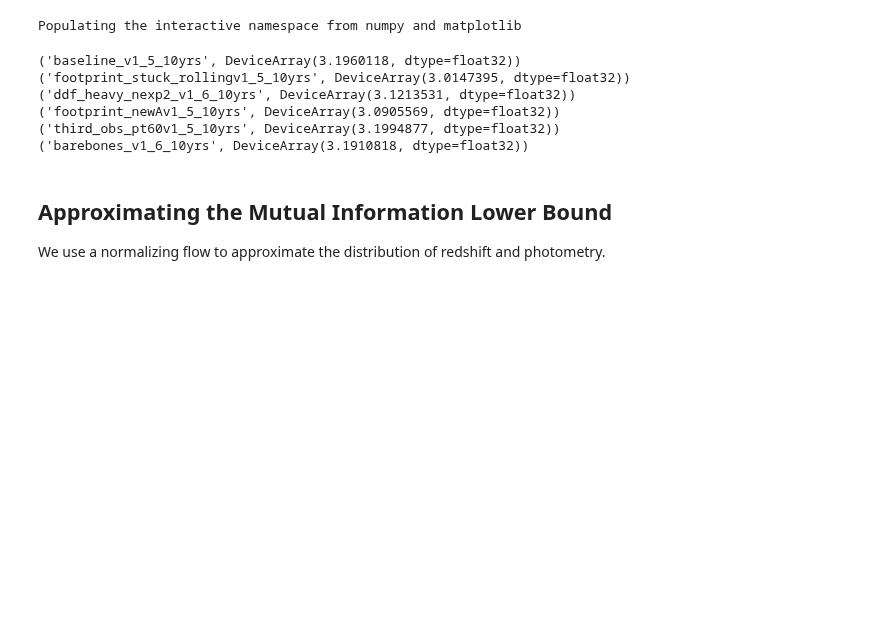
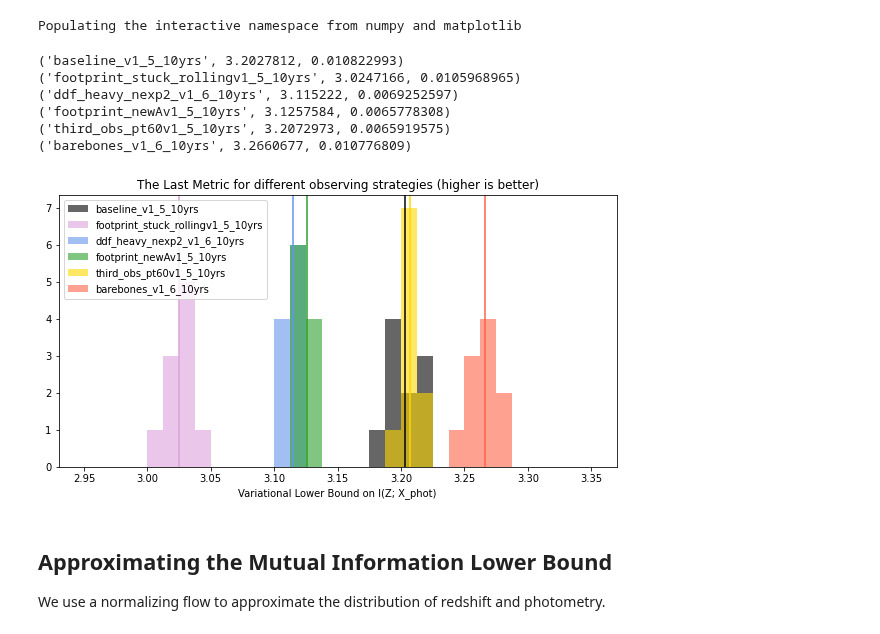
Before and after one commit to bscot/TheLastMetric, a Jupyter notebook: FigureTLMvsRedshift.ipynb, the cells around one changed output. Cells and saved outputs as stored; diff of their text form; code cells hidden in the pictures; blank space fills up the shorter version.

```diff
--- a/FigureTLMvsRedshift.ipynb
+++ b/FigureTLMvsRedshift.ipynb
@@ -22,22 +36,33 @@ z_cats, phot_cats, available_os, os_names, os_colors = load_data()
 # Loading pre-trained flows
 flows = {}
 for os in available_os:
-  flows[os] = Flow(file=f"trained_flows/flow_for_run_{os}.pkl")
+  flows[os] = [Flow(file=f"trained_flows/flow_for_run_{os}_%d.pkl"%(i+1) ) for i in range(10)]
 # %%
 # Computing metric for each observing strategy
 all_tlm = {}
 for which_os in available_os:
-  all_tlm[which_os] = compute_last_metric(flows[which_os],
+  all_tlm[which_os] = np.stack([ (compute_last_metric(f,
                                           phot_cats[which_os],
-                                          z_cats[which_os], entropy_nbins=60)
-  print((os_names[which_os], np.mean(all_tlm[which_os])))
+                                          z_cats[which_os], entropy_nbins=60)) for f in flows[which_os] ], axis=0)
+  print((os_names[which_os], np.mean(all_tlm[which_os]), np.std(np.mean(all_tlm[which_os], axis=1))))
 # %% [output]
-('baseline_v1_5_10yrs', DeviceArray(3.1960118, dtype=float32))
-('footprint_stuck_rollingv1_5_10yrs', DeviceArray(3.0147395, dtype=float32))
-('ddf_heavy_nexp2_v1_6_10yrs', DeviceArray(3.1213531, dtype=float32))
-('footprint_newAv1_5_10yrs', DeviceArray(3.0905569, dtype=float32))
-('third_obs_pt60v1_5_10yrs', DeviceArray(3.1994877, dtype=float32))
-('barebones_v1_6_10yrs', DeviceArray(3.1910818, dtype=float32))
+('baseline_v1_5_10yrs', 3.2027812, 0.010822993)
+('footprint_stuck_rollingv1_5_10yrs', 3.0247166, 0.0105968965)
+('ddf_heavy_nexp2_v1_6_10yrs', 3.115222, 0.0069252597)
+('footprint_newAv1_5_10yrs', 3.1257584, 0.0065778308)
+('third_obs_pt60v1_5_10yrs', 3.2072973, 0.0065919575)
+('barebones_v1_6_10yrs', 3.2660677, 0.010776809)
+# %%
+figure(figsize=(10,5))
+for which_os in available_os:
+  hist(np.mean(all_tlm[which_os],axis=1), 32, range=[2.95, 3.35], alpha=0.6, color=os_colors[which_os], label=os_names[which_os])
+  axvline(np.mean(all_tlm[which_os]), color=os_colors[which_os])
+legend()
+xlabel('Variational Lower Bound on I(Z; X_phot)')
+title('The Last Metric for different observing strategies (higher is better)')
+savefig('metrics.pdf')
+# %% [output]
+[figure, added]
 # %% [markdown]
 ## Approximating the Mutual Information Lower Bound
 
```
Also changed, not shown: parts of 6 cells of this notebook.
